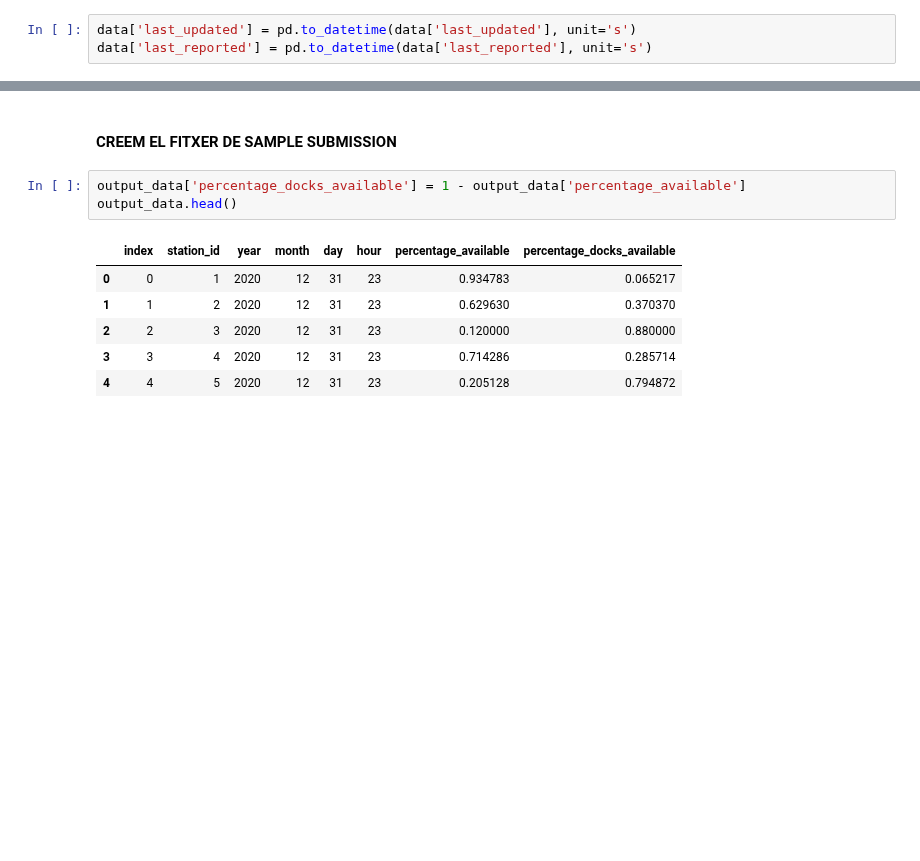
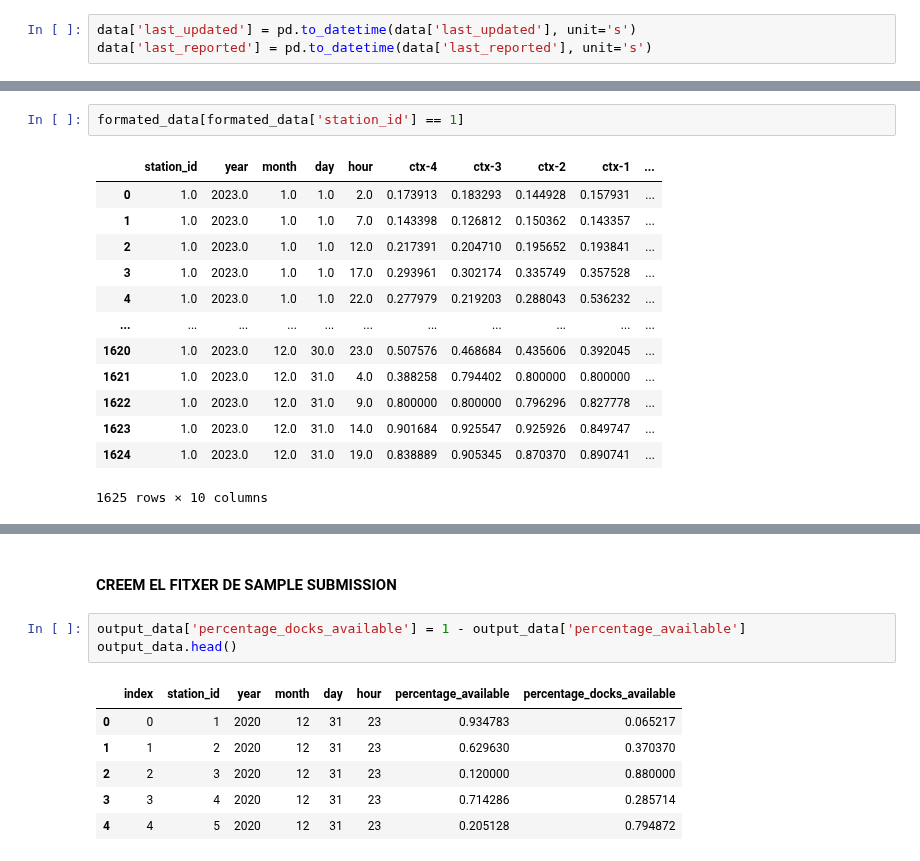
Before and after one commit to carlotalacasav/Gorrapiedra-proyecto, a Jupyter notebook: formats_marina.ipynb, the cells around one changed output, grey strips where cells are left out. Saved outputs shown, nothing was run; the diff lists cells and outputs as text; blank space fills up the shorter version.

```diff
--- a/formats_marina.ipynb
+++ b/formats_marina.ipynb
@@ -93,3 +250,19 @@ output_data[output_data['station_id']==4].head(13)
+# %%
+formated_data[formated_data['station_id'] == 1]
+# %% [output]
+|  | station_id | year | month | day | hour | ctx-4 | ctx-3 | ctx-2 | ctx-1 | ... |
+| 0 | 1.0 | 2023.0 | 1.0 | 1.0 | 2.0 | 0.173913 | 0.183293 | 0.144928 | 0.157931 | ... |
+| 1 | 1.0 | 2023.0 | 1.0 | 1.0 | 7.0 | 0.143398 | 0.126812 | 0.150362 | 0.143357 | ... |
+| 2 | 1.0 | 2023.0 | 1.0 | 1.0 | 12.0 | 0.217391 | 0.204710 | 0.195652 | 0.193841 | ... |
+| 3 | 1.0 | 2023.0 | 1.0 | 1.0 | 17.0 | 0.293961 | 0.302174 | 0.335749 | 0.357528 | ... |
+| 4 | 1.0 | 2023.0 | 1.0 | 1.0 | 22.0 | 0.277979 | 0.219203 | 0.288043 | 0.536232 | ... |
+| ... | ... | ... | ... | ... | ... | ... | ... | ... | ... | ... |
+| 1620 | 1.0 | 2023.0 | 12.0 | 30.0 | 23.0 | 0.507576 | 0.468684 | 0.435606 | 0.392045 | ... |
+| 1621 | 1.0 | 2023.0 | 12.0 | 31.0 | 4.0 | 0.388258 | 0.794402 | 0.800000 | 0.800000 | ... |
+| 1622 | 1.0 | 2023.0 | 12.0 | 31.0 | 9.0 | 0.800000 | 0.800000 | 0.796296 | 0.827778 | ... |
+| 1623 | 1.0 | 2023.0 | 12.0 | 31.0 | 14.0 | 0.901684 | 0.925547 | 0.925926 | 0.849747 | ... |
+| 1624 | 1.0 | 2023.0 | 12.0 | 31.0 | 19.0 | 0.838889 | 0.905345 | 0.870370 | 0.890741 | ... |
+1625 rows × 10 columns
 # %%
 output_data.loc[0]['percentage_available']
 # %% [output]
```
Also changed, not shown: parts of 19 cells of this notebook.
